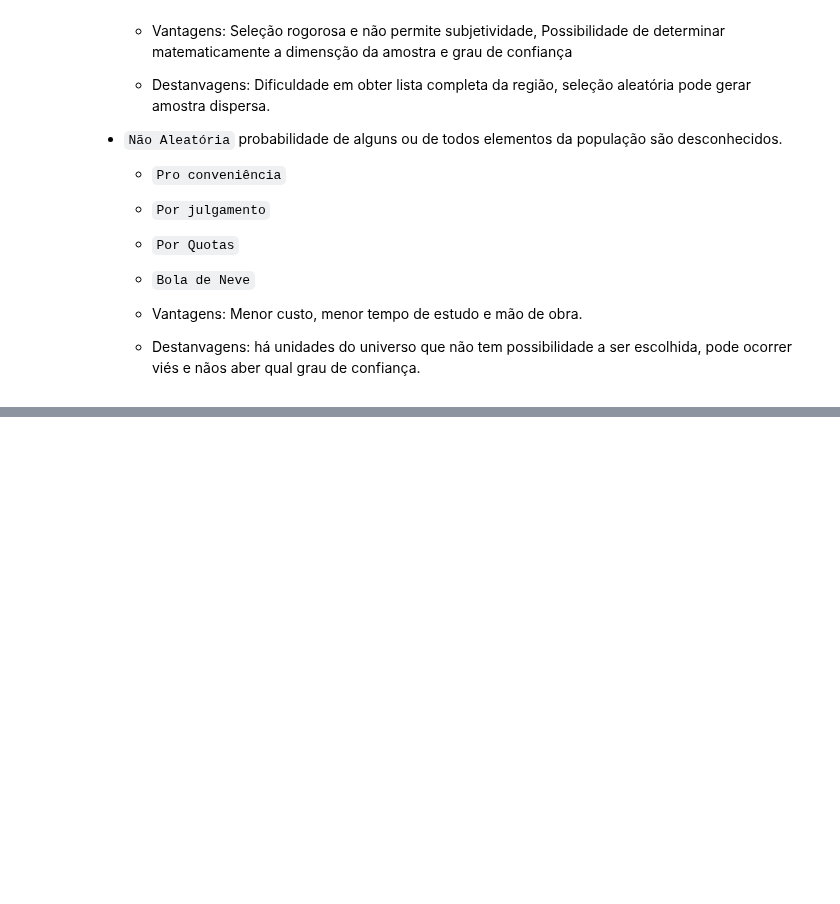
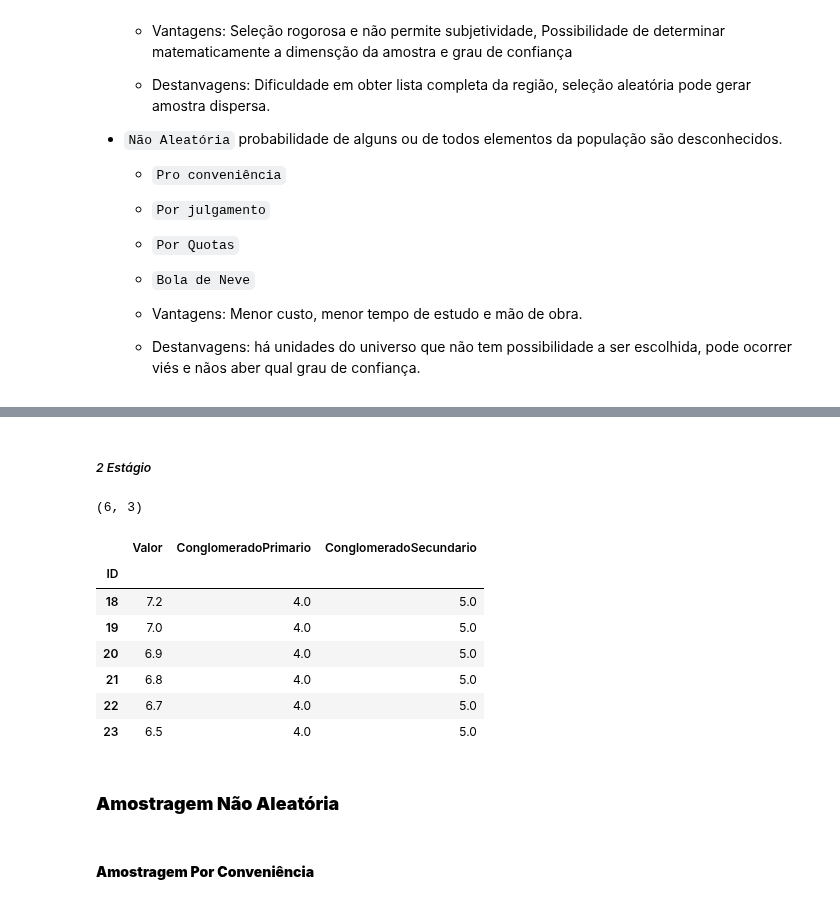
Before and after one commit to jvataidee/ManualdeAnalisedeDadosPython, a Jupyter notebook: cap6_estatistica_inferencial.ipynb, the cells around one changed output, grey strips where cells are left out. Cells and saved outputs as stored; diff of their text form; code cells hidden in the pictures; blank space fills up the shorter version.

```diff
--- a/cap6_estatistica_inferencial.ipynb
+++ b/cap6_estatistica_inferencial.ipynb
@@ -46,0 +215,30 @@ from scipy.stats import chi2_contingency, spearmanr
+# %% [markdown]
+##### *2 Estágio*
+# %%
+# Conglomerados secundários
+conglomerados_secundarios = amostra_um_estagio['ConglomeradoSecundario'].unique()
+
+# Definir o número de conglomerados secundários a serem selecionados
+num_conglomerados_secundarios_amostra = 1
+
+# Selecionar aleatoriamente os conglomerados secundários
+conglomerados_secundarios_amostra = random.sample(list(conglomerados_secundarios), k=num_conglomerados_secundarios_amostra)
+
+# Realizar a amostragem por conglomerado em dois estágios
+amostra_dois_estagios = amostra_um_estagio[amostra_um_estagio['ConglomeradoSecundario'].isin(conglomerados_secundarios_amostra)]
+print(amostra_dois_estagios.shape)
+amostra_dois_estagios
+# %% [output]
+(6, 3)
+|  | Valor | ConglomeradoPrimario | ConglomeradoSecundario |
+| ID |  |  |  |
+| 18 | 7.2 | 4.0 | 5.0 |
+| 19 | 7.0 | 4.0 | 5.0 |
+| 20 | 6.9 | 4.0 | 5.0 |
+| 21 | 6.8 | 4.0 | 5.0 |
+| 22 | 6.7 | 4.0 | 5.0 |
+| 23 | 6.5 | 4.0 | 5.0 |
+# %% [markdown]
+### **Amostragem Não Aleatória**
+# %% [markdown]
+#### **Amostragem Por Conveniência**
```
Also changed, not shown: parts of 19 cells of this notebook.
